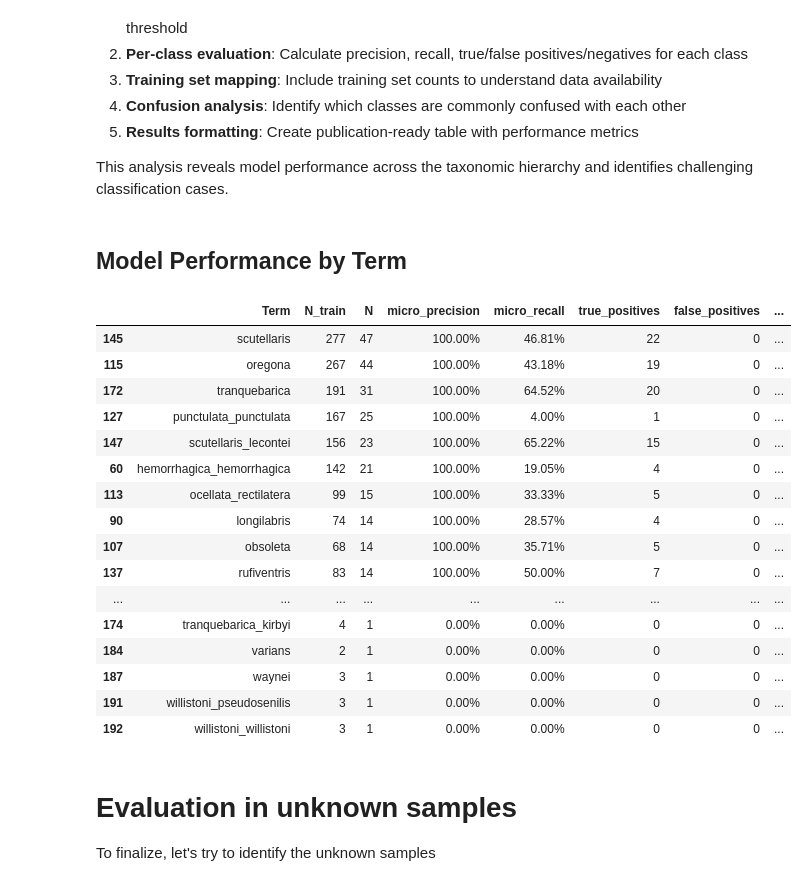
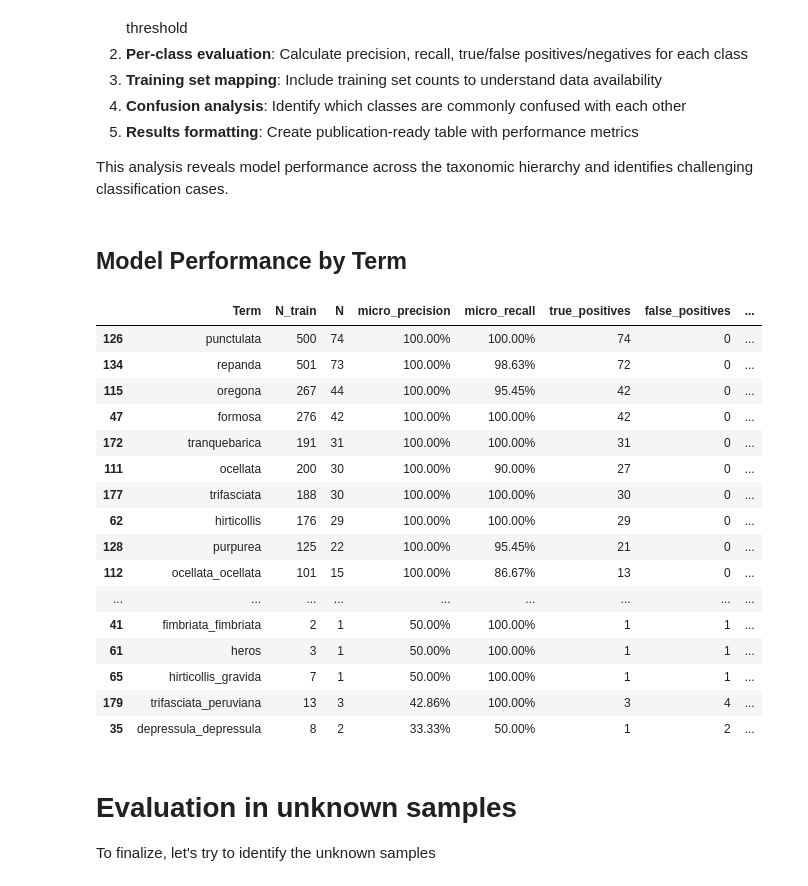
Before and after one commit to de-Medeiros-insect-lab/Cicindelinae_ID, a Jupyter notebook: Run_multilabel_fastai.ipynb, the cells around one changed output. Cells and saved outputs as stored; diff of their text form; code cells hidden in the pictures.

```diff
--- a/Run_multilabel_fastai.ipynb
+++ b/Run_multilabel_fastai.ipynb
@@ -33,8 +33,8 @@ export_path = Path("exported_fastai_models")
 batch_size = 16
 resize_dim = 448
 n_workers = 20
-#arch = 'eva02_large_patch14_448.mim_m38m_ft_in22k_in1k'
-arch = 'resnet18'
+arch = 'eva02_large_patch14_448.mim_m38m_ft_in22k_in1k'
+#arch = 'resnet18'
 
 os.makedirs(export_path, exist_ok=True)
 %matplotlib inline
@@ -721,7 +721,7 @@ for i in range(preds.shape[1]):
     false_positives = np.sum((pred_i == 1) & (targ_i == 0))
     false_negatives = np.sum((pred_i == 0) & (targ_i == 1))
 
-    precision = true_positives / (true_positives + false_positives) if true_positives + false_positives > 0 else 0
+    precision = true_positives / (true_positives + false_positives) if true_positives + false_positives > 0 else 1
     recall = true_positives / (true_positives + false_negatives) if true_positives + false_negatives > 0 else 0
 
     # Process confusions for this class
@@ -758,49 +758,49 @@ for i in range(preds.shape[1]):
 df = pd.DataFrame(results)
 df = df.sort_values(['micro_precision', 'N'], ascending=[False, False])
 
 # Format DataFrame for display
 pd.set_option('display.float_format', '{:.4f}'.format)  # Format floats to 4 decimal places
 
 # Format precision and recall as percentages
 df['micro_precision'] = df['micro_precision'] * 100
 df['micro_recall'] = df['micro_recall'] * 100
 
 # Create a styled version of the DataFrame
 from IPython.display import display, HTML
 
 # Style the DataFrame
 styled_df = df.style.format({
     'N_train': '{:,d}',
     'N': '{:,d}',
     'micro_precision': '{:.2f}%',
     'micro_recall': '{:.2f}%',
     'true_positives': '{:,d}',
     'false_positives': '{:,d}',
     'false_negatives': '{:,d}'
 }).background_gradient(subset=['micro_precision', 'micro_recall'], cmap='RdYlGn')
 
 # Add a title and display
 display(HTML("<h2>Model Performance by Term</h2>"))
 display(styled_df)
 # %% [output]
 Model Performance by Term
 |  | Term | N_train | N | micro_precision | micro_recall | true_positives | false_positives | ... |
-| 145 | scutellaris | 277 | 47 | 100.00% | 46.81% | 22 | 0 | ... |
-| 115 | oregona | 267 | 44 | 100.00% | 43.18% | 19 | 0 | ... |
-| 172 | tranquebarica | 191 | 31 | 100.00% | 64.52% | 20 | 0 | ... |
-| 127 | punctulata_punctulata | 167 | 25 | 100.00% | 4.00% | 1 | 0 | ... |
-| 147 | scutellaris_lecontei | 156 | 23 | 100.00% | 65.22% | 15 | 0 | ... |
-| 60 | hemorrhagica_hemorrhagica | 142 | 21 | 100.00% | 19.05% | 4 | 0 | ... |
-| 113 | ocellata_rectilatera | 99 | 15 | 100.00% | 33.33% | 5 | 0 | ... |
-| 90 | longilabris | 74 | 14 | 100.00% | 28.57% | 4 | 0 | ... |
-| 107 | obsoleta | 68 | 14 | 100.00% | 35.71% | 5 | 0 | ... |
-| 137 | rufiventris | 83 | 14 | 100.00% | 50.00% | 7 | 0 | ... |
+| 126 | punctulata | 500 | 74 | 100.00% | 100.00% | 74 | 0 | ... |
+| 134 | repanda | 501 | 73 | 100.00% | 98.63% | 72 | 0 | ... |
+| 115 | oregona | 267 | 44 | 100.00% | 95.45% | 42 | 0 | ... |
+| 47 | formosa | 276 | 42 | 100.00% | 100.00% | 42 | 0 | ... |
+| 172 | tranquebarica | 191 | 31 | 100.00% | 100.00% | 31 | 0 | ... |
+| 111 | ocellata | 200 | 30 | 100.00% | 90.00% | 27 | 0 | ... |
+| 177 | trifasciata | 188 | 30 | 100.00% | 100.00% | 30 | 0 | ... |
+| 62 | hirticollis | 176 | 29 | 100.00% | 100.00% | 29 | 0 | ... |
+| 128 | purpurea | 125 | 22 | 100.00% | 95.45% | 21 | 0 | ... |
+| 112 | ocellata_ocellata | 101 | 15 | 100.00% | 86.67% | 13 | 0 | ... |
 | ... | ... | ... | ... | ... | ... | ... | ... | ... |
-| 174 | tranquebarica_kirbyi | 4 | 1 | 0.00% | 0.00% | 0 | 0 | ... |
-| 184 | varians | 2 | 1 | 0.00% | 0.00% | 0 | 0 | ... |
-| 187 | waynei | 3 | 1 | 0.00% | 0.00% | 0 | 0 | ... |
-| 191 | willistoni_pseudosenilis | 3 | 1 | 0.00% | 0.00% | 0 | 0 | ... |
-| 192 | willistoni_willistoni | 3 | 1 | 0.00% | 0.00% | 0 | 0 | ... |
+| 41 | fimbriata_fimbriata | 2 | 1 | 50.00% | 100.00% | 1 | 1 | ... |
+| 61 | heros | 3 | 1 | 50.00% | 100.00% | 1 | 1 | ... |
+| 65 | hirticollis_gravida | 7 | 1 | 50.00% | 100.00% | 1 | 1 | ... |
+| 179 | trifasciata_peruviana | 13 | 3 | 42.86% | 100.00% | 3 | 4 | ... |
+| 35 | depressula_depressula | 8 | 2 | 33.33% | 50.00% | 1 | 2 | ... |
 # %%
 df.to_csv(f"test_results_{arch}.csv")
 # %% [markdown]
```
Also changed, not shown: parts of 6 cells of this notebook, 3 other files.
